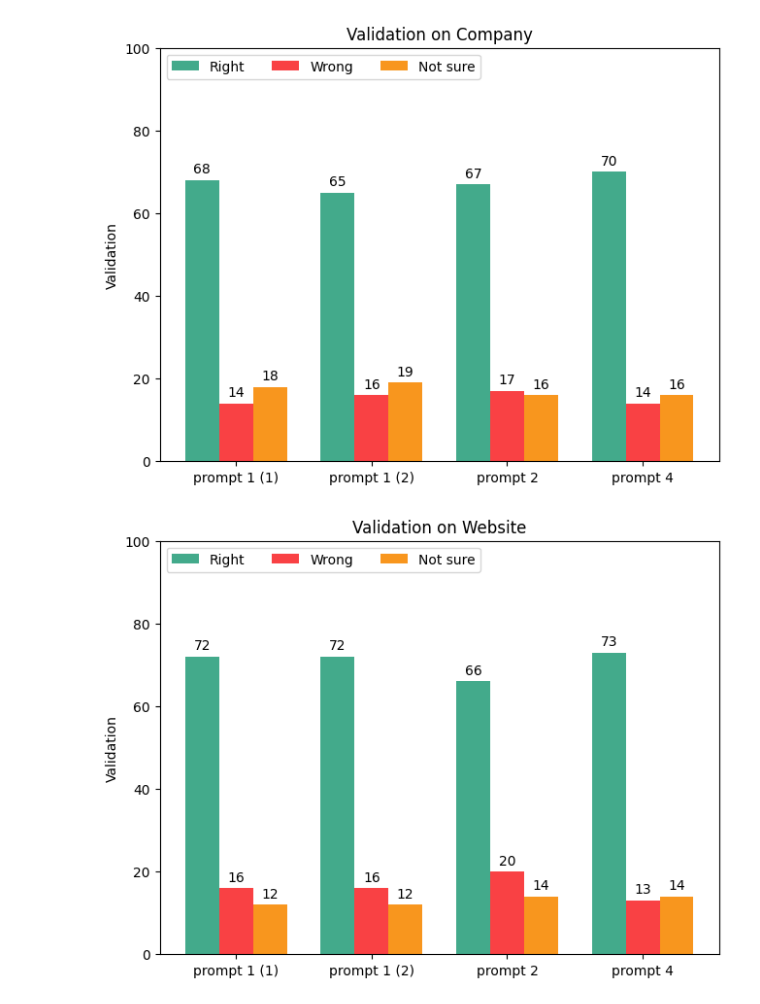
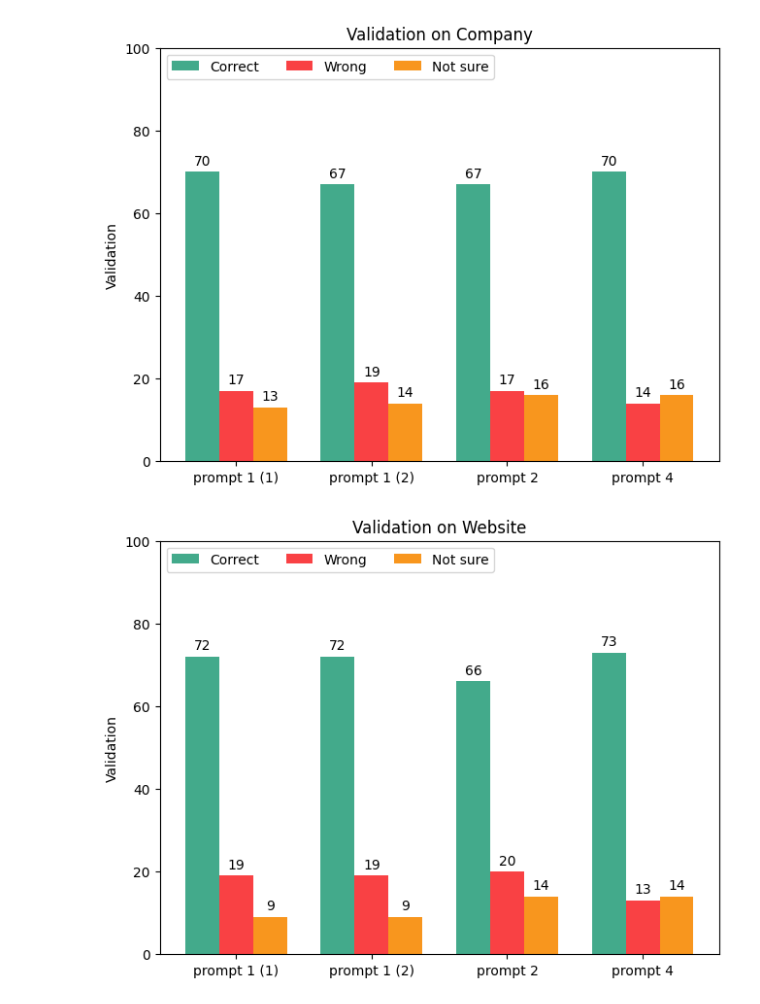
Before and after one commit to HAoRAn-W/ECE-GY-9393-IoT-Security, a Jupyter notebook: code/jupyter/plots.ipynb, the cells around one changed output. Saved outputs shown, nothing was run; the diff lists cells and outputs as text; code cells hidden in the pictures.

Commit message:
update plots

```diff
--- a/code/jupyter/plots.ipynb
+++ b/code/jupyter/plots.ipynb
@@ -6,42 +6,42 @@ prompts = ("prompt 1 (1)", "prompt 1 (2)", "prompt 2", "prompt 4")
 colors = ['#43aa8b', '#f94144', '#f8961e']
 # %%
 company_validations = {
-    'Right': (68, 65, 67, 70),
-    'Wrong': (14, 16, 17, 14),
-    'Not sure': (18, 19, 16, 16),
+    'Correct': (70, 67, 67, 70),
+    'Wrong': (17, 19, 17, 14),
+    'Not sure': (13, 14, 16, 16),
 }
 
 x = np.arange(len(prompts))  # the label locations
 width = 0.25  # the width of the bars
 multiplier = 0
 
 fig, ax = plt.subplots(layout='constrained')
 
 color_pick = 0
 
 for attribute, measurement in company_validations.items():
     offset = width * multiplier
     rects = ax.bar(x + offset, measurement, width, label=attribute, color=colors[color_pick])
     ax.bar_label(rects, padding=3)
     multiplier += 1
     color_pick += 1
 
 # Add some text for labels, title and custom x-axis tick labels, etc.
 ax.set_ylabel('Validation')
 ax.set_title('Prompts')
 ax.set_xticks(x + width, prompts)
 ax.legend(loc='upper left', ncols=3)
 ax.set_ylim(0, 100)
 ax.set_title('Validation on Company')
 
 plt.show()
 # %% [output]
-[figure, old version]
+[figure, new version]
 # %%
 website_validations = {
-    'Right': (72, 72, 66, 73),
-    'Wrong': (16, 16, 20, 13),
-    'Not sure': (12, 12, 14, 14),
+    'Correct': (72, 72, 66, 73),
+    'Wrong': (19, 19, 20, 13),
+    'Not sure': (9, 9, 14, 14),
 }
 
 x = np.arange(len(prompts))  # the label locations
@@ -69,6 +69,6 @@ ax.set_title('Validation on Website')
 
 plt.show()
 # %% [output]
-[figure, old version]
+[figure, new version]
 # %%
 result_validations = {
```
Also changed, not shown: parts of 2 cells of this notebook, 7 other files.
